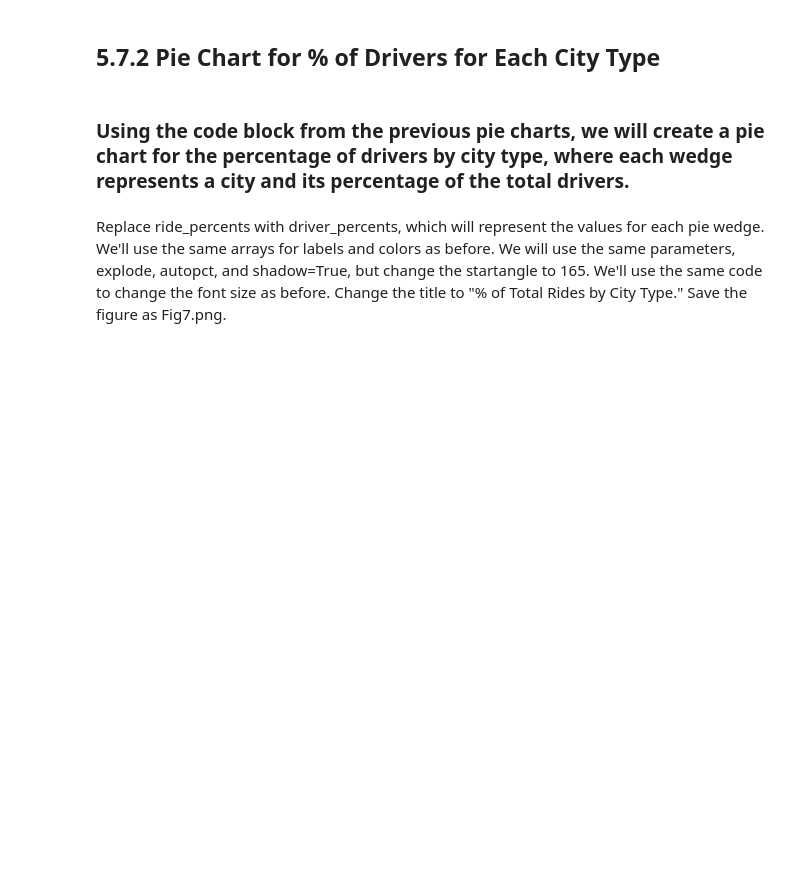
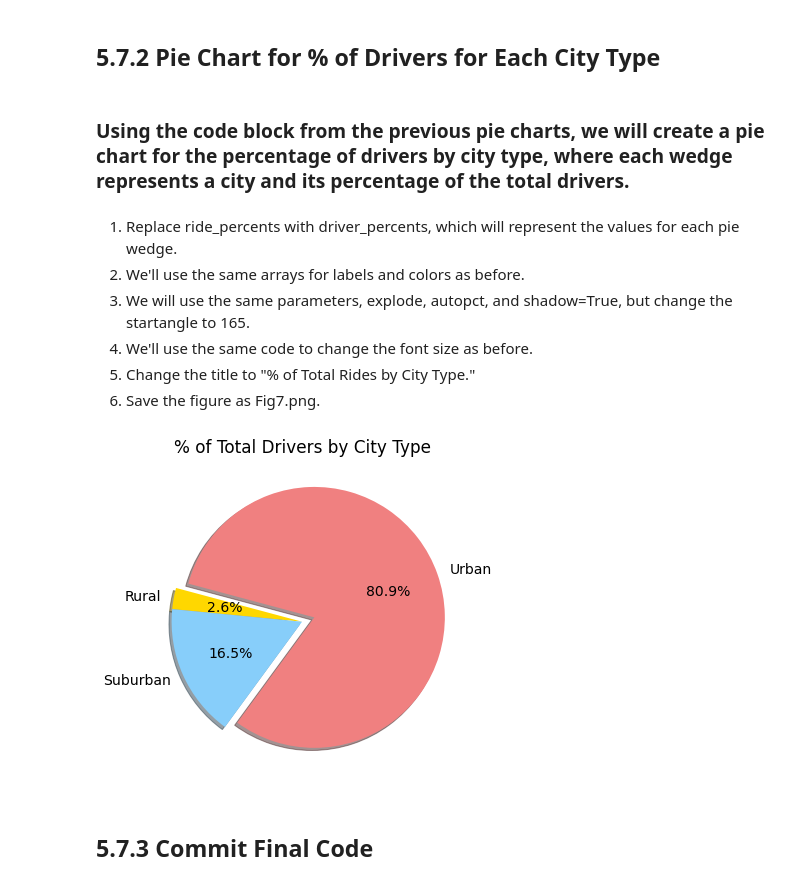
Before and after one commit to sprad1/PyBer_Analysis, a Jupyter notebook: PyBer.ipynb, the cells around one changed output. Cells and saved outputs as stored; diff of their text form; code cells hidden in the pictures; blank space fills up the shorter version.

```diff
--- a/PyBer.ipynb
+++ b/PyBer.ipynb
@@ -1354,9 +1354,29 @@ Name: driver_count, dtype: float64
 # %% [markdown]
 ### Using the code block from the previous pie charts, we will create a pie chart for the percentage of drivers by city type, where each wedge represents a city and its percentage of the total drivers.
 # %% [markdown]
-Replace ride_percents with driver_percents, which will represent the values for each pie wedge.
-We'll use the same arrays for labels and colors as before.
-We will use the same parameters, explode, autopct, and shadow=True, but change the startangle to 165.
-We'll use the same code to change the font size as before.
-Change the title to "% of Total Rides by City Type."
-Save the figure as Fig7.png.
+1. Replace ride_percents with driver_percents, which will represent the values for each pie wedge.
+2. We'll use the same arrays for labels and colors as before.
+3. We will use the same parameters, explode, autopct, and shadow=True, but change the startangle to 165.
+4. We'll use the same code to change the font size as before.
+5. Change the title to "% of Total Rides by City Type."
+6. Save the figure as Fig7.png.
+# %%
+# Build percentage of rides by city type pie chart.
+plt.subplots(figsize=(10, 6))
+plt.pie(driver_percents,
+    labels=["Rural", "Suburban", "Urban"],
+    colors=["gold", "lightskyblue", "lightcoral"],
+    explode=[0, 0, 0.1],
+    autopct='%1.1f%%',
+    shadow=True, startangle=165)
+plt.title("% of Total Drivers by City Type")
+# Change the default font size from 10 to 14.
+mpl.rcParams['font.size'] = 14
+# Save Figure
+plt.savefig("analysis/Fig7.png")
+# Show Figure
+plt.show()
+# %% [output]
+[figure, added]
+# %% [markdown]
+## 5.7.3 Commit Final Code
```
Also changed, not shown: 1 other file.
